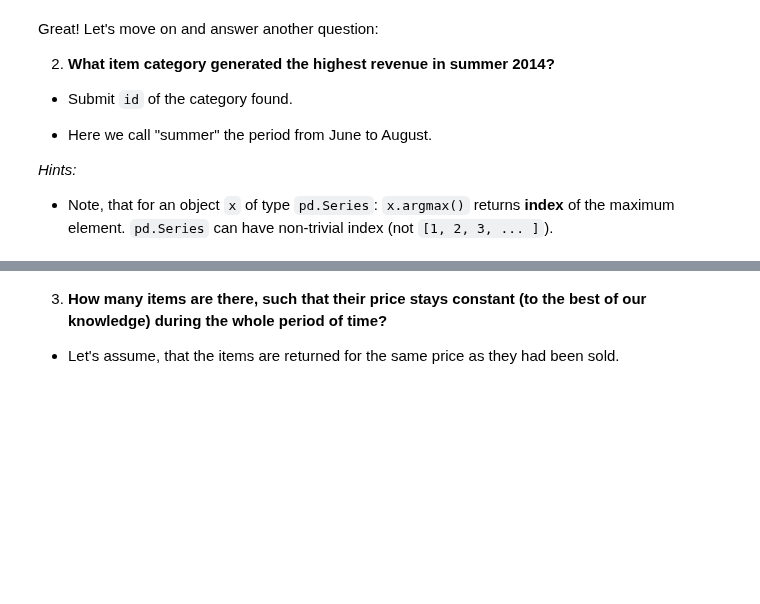
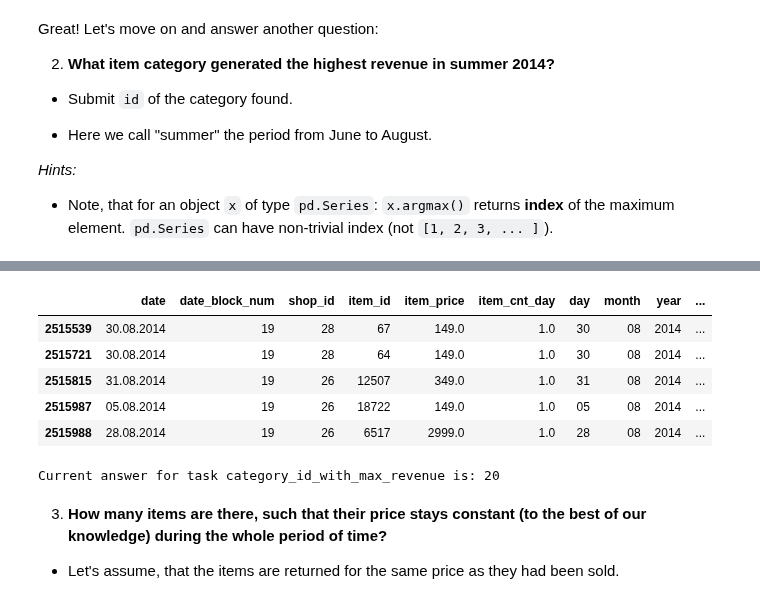
Before and after one commit to MasatoraAtarashi/Kaggle, a Jupyter notebook: how-to-win-kaggle/PandasBasics.ipynb, the cells around one changed output, grey strips where cells are left out. Saved outputs shown, nothing was run; the diff lists cells and outputs as text; code cells hidden in the pictures; blank space fills up the shorter version.

```diff
--- a/how-to-win-kaggle/PandasBasics.ipynb
+++ b/how-to-win-kaggle/PandasBasics.ipynb
@@ -121,0 +150,10 @@ Great! Let's move on and answer another question:
+# %%
+df2 = transactions_with_category[(transactions_with_category['year'] == '2014') & ((transactions_with_category['month'] == '06') | (transactions_with_category['month'] == '07') | (transactions_with_category['month'] == '08'))]
+df2.tail()
+# %% [output]
+|  | date | date_block_num | shop_id | item_id | item_price | item_cnt_day | day | month | year | ... |
+| 2515539 | 30.08.2014 | 19 | 28 | 67 | 149.0 | 1.0 | 30 | 08 | 2014 | ... |
+| 2515721 | 30.08.2014 | 19 | 28 | 64 | 149.0 | 1.0 | 30 | 08 | 2014 | ... |
+| 2515815 | 31.08.2014 | 19 | 26 | 12507 | 349.0 | 1.0 | 31 | 08 | 2014 | ... |
+| 2515987 | 05.08.2014 | 19 | 26 | 18722 | 149.0 | 1.0 | 05 | 08 | 2014 | ... |
+| 2515988 | 28.08.2014 | 19 | 26 | 6517 | 2999.0 | 1.0 | 28 | 08 | 2014 | ... |
@@ -122,8 +165,10 @@ Great! Let's move on and answer another question:
 # %%
 # YOUR CODE GOES HERE
 
-category_id_with_max_revenue = # PUT YOUR ANSWER IN THIS VARIABLE
+category_id_with_max_revenue = item_sale['Revenue'].idxmax()
 grader.submit_tag('category_id_with_max_revenue', category_id_with_max_revenue)
+# %% [output]
+Current answer for task category_id_with_max_revenue is: 20
 # %% [markdown]
 <ol start="3">
   <li><b>How many items are there, such that their price stays constant (to the best of our knowledge) during the whole period of time?</b></li>
```
Also changed, not shown: parts of 11 cells of this notebook, 1 other file.
